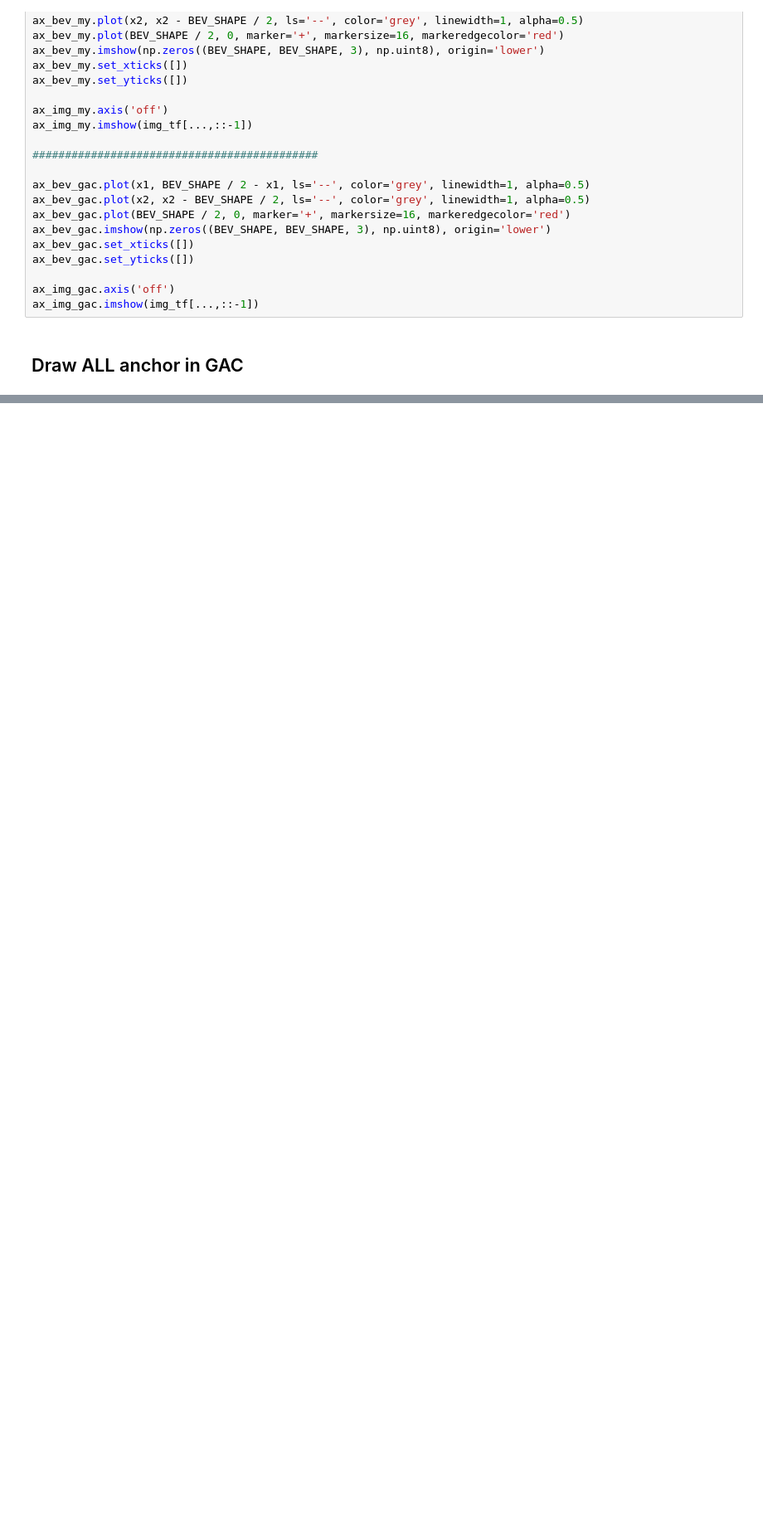
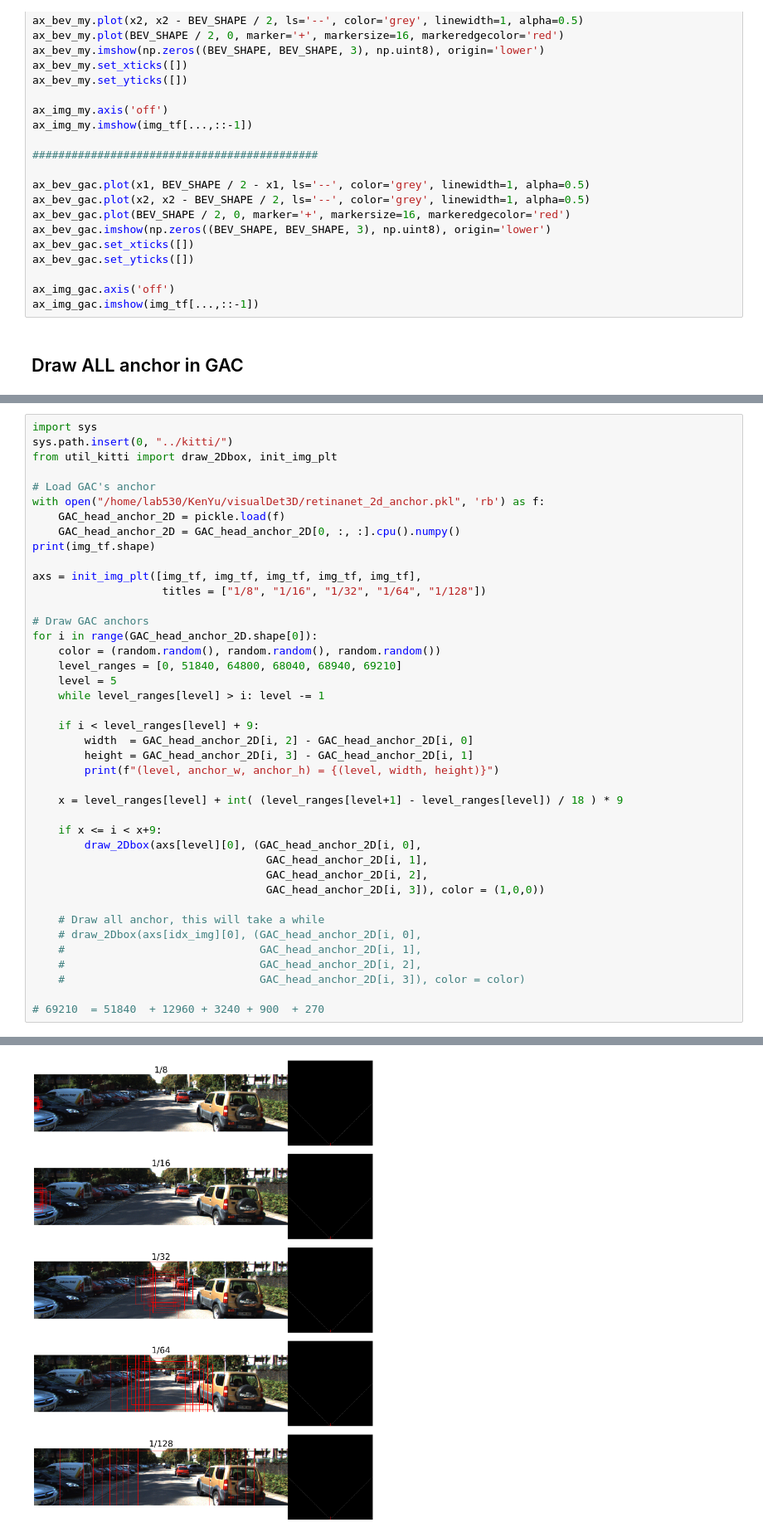
Before and after one commit to KenYu910645/ml_toolkit, a Jupyter notebook: anchor_generation/draw_anchor.ipynb, the cells around one changed output, grey strips where cells are left out. Shown at 83% size. Cells and saved outputs as stored; diff of their text form; blank space fills up the shorter version.

```diff
--- a/anchor_generation/draw_anchor.ipynb
+++ b/anchor_generation/draw_anchor.ipynb
@@ -237,0 +234,42 @@ There are 80 pixel that don't have anchors
+# %%
+import sys
+sys.path.insert(0, "../kitti/")
+from util_kitti import draw_2Dbox, init_img_plt
+
+# Load GAC's anchor
+with open("/home/lab530/KenYu/visualDet3D/retinanet_2d_anchor.pkl", 'rb') as f:
+    GAC_head_anchor_2D = pickle.load(f)
+    GAC_head_anchor_2D = GAC_head_anchor_2D[0, :, :].cpu().numpy()
+print(img_tf.shape)
+
+axs = init_img_plt([img_tf, img_tf, img_tf, img_tf, img_tf],
+                    titles = ["1/8", "1/16", "1/32", "1/64", "1/128"])
+
+# Draw GAC anchors
+for i in range(GAC_head_anchor_2D.shape[0]):
+    color = (random.random(), random.random(), random.random())
+    level_ranges = [0, 51840, 64800, 68040, 68940, 69210]
+    level = 5
+    while level_ranges[level] > i: level -= 1
+
+    if i < level_ranges[level] + 9:
+        width  = GAC_head_anchor_2D[i, 2] - GAC_head_anchor_2D[i, 0]
+        height = GAC_head_anchor_2D[i, 3] - GAC_head_anchor_2D[i, 1]
+        print(f"(level, anchor_w, anchor_h) = {(level, width, height)}")
+
+    x = level_ranges[level] + int( (level_ranges[level+1] - level_ranges[level]) / 18 ) * 9
+
+    if x <= i < x+9:
+        draw_2Dbox(axs[level][0], (GAC_head_anchor_2D[i, 0],
+                                    GAC_head_anchor_2D[i, 1],
+                                    GAC_head_anchor_2D[i, 2],
+                                    GAC_head_anchor_2D[i, 3]), color = (1,0,0))
+
+    # Draw all anchor, this will take a while
+    # draw_2Dbox(axs[idx_img][0], (GAC_head_anchor_2D[i, 0],
+    #                              GAC_head_anchor_2D[i, 1],
+    #                              GAC_head_anchor_2D[i, 2],
+    #                              GAC_head_anchor_2D[i, 3]), color = color)
+
+# 69210  = 51840  + 12960 + 3240 + 900  + 270
+# %% [output]
@@ -237,0 +293 @@ There are 80 pixel that don't have anchors
+[figure, added]
```
Also changed, not shown: parts of 4 cells of this notebook, 25 other files.
